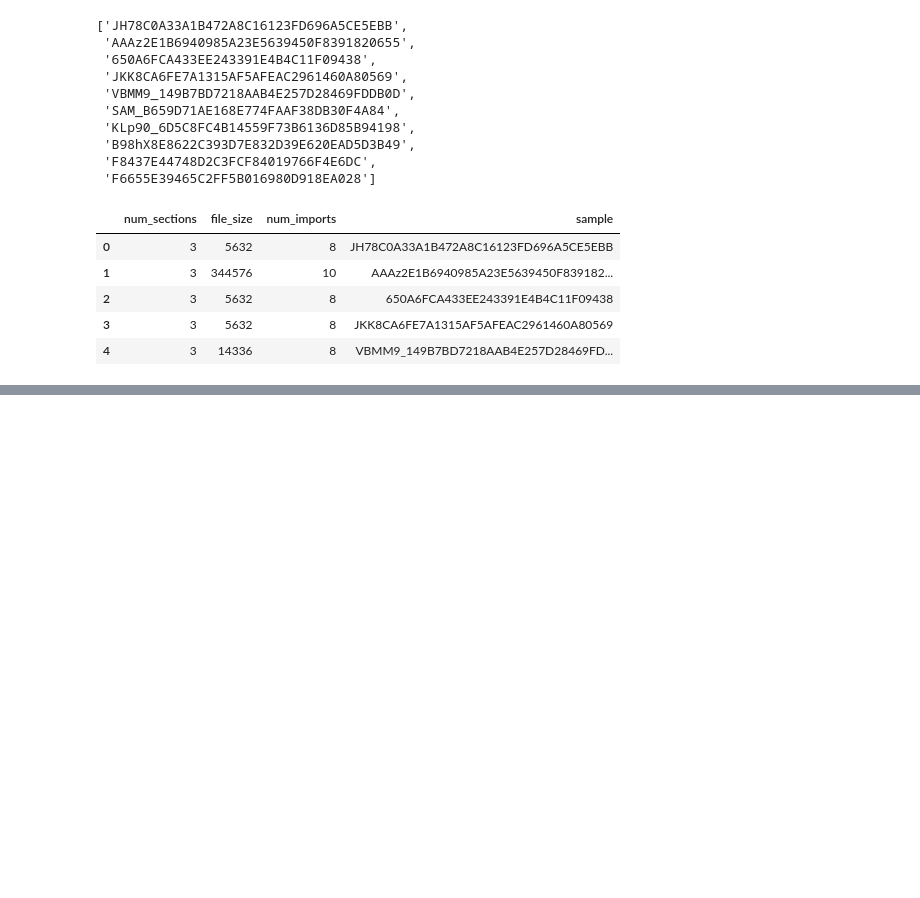
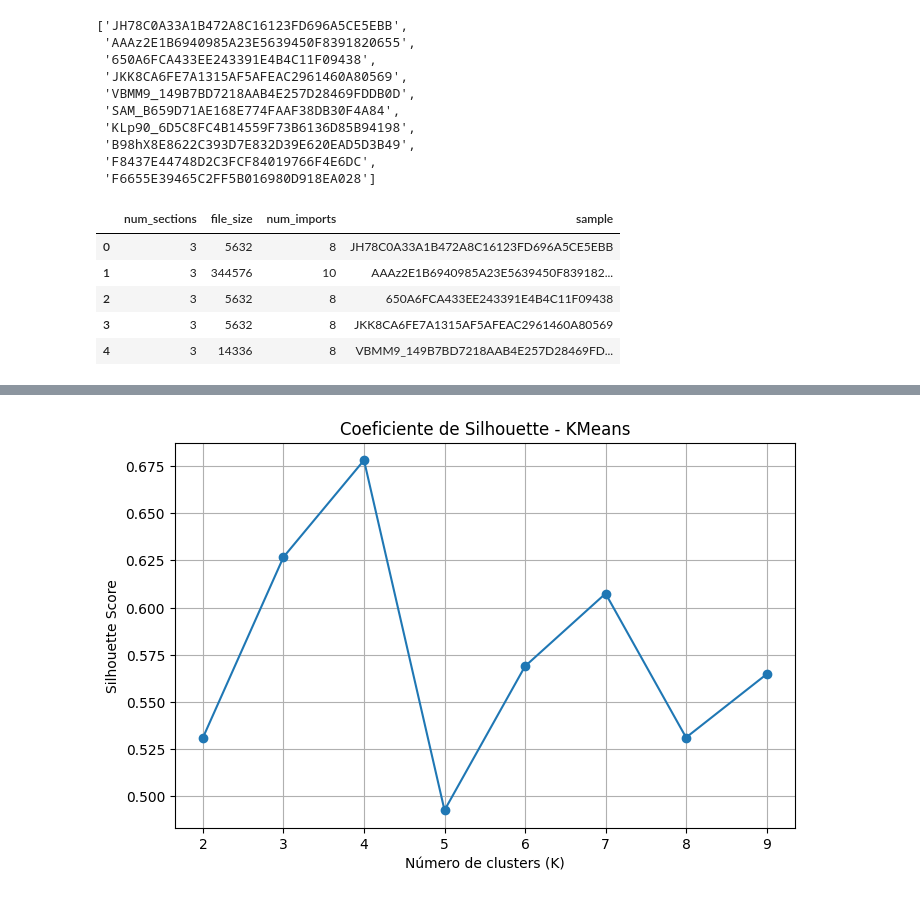
Before and after one commit to EdwinOrtegaK/Lab03_SDS, a Jupyter notebook: notebooks/lab3_malware_families.ipynb, the cells around one changed output, grey strips where cells are left out. Saved outputs shown, nothing was run; the diff lists cells and outputs as text; code cells hidden in the pictures; blank space fills up the shorter version.

```diff
--- a/notebooks/lab3_malware_families.ipynb
+++ b/notebooks/lab3_malware_families.ipynb
@@ -183,0 +234,21 @@ plt.show()
+# %%
+from sklearn.metrics import silhouette_score
+
+silhouette_scores = []
+k_values = range(2, 10)
+
+for k in k_values:
+    kmeans = KMeans(n_clusters=k, random_state=42, n_init=10)
+    labels = kmeans.fit_predict(X)
+    score = silhouette_score(X, labels)
+    silhouette_scores.append(score)
+
+plt.figure(figsize=(8,5))
+plt.plot(k_values, silhouette_scores, marker="o")
+plt.xlabel("Número de clusters (K)")
+plt.ylabel("Silhouette Score")
+plt.title("Coeficiente de Silhouette - KMeans")
+plt.grid(True)
+plt.show()
+# %% [output]
+[figure, added]
```
Also changed, not shown: parts of 16 cells of this notebook.
